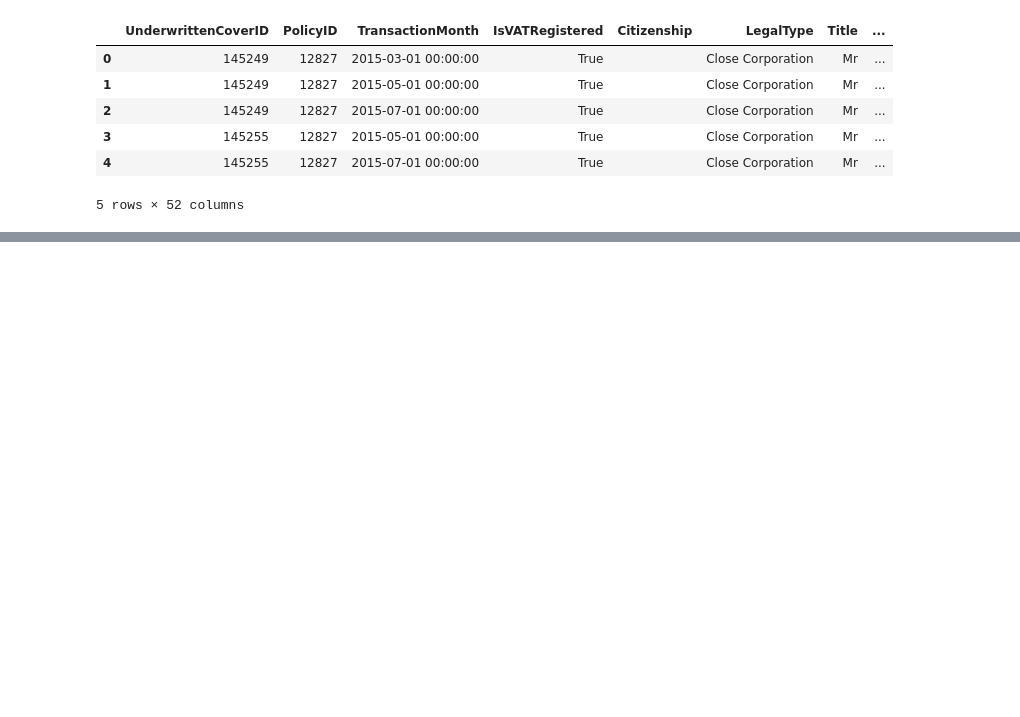
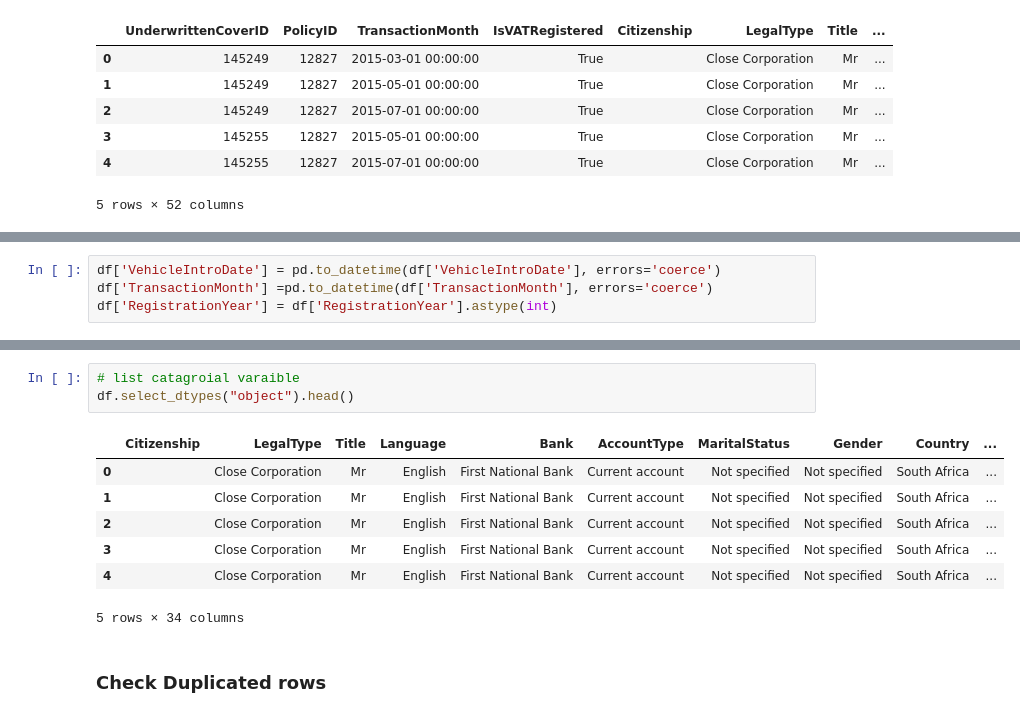
Before and after one commit to shewanek/Insurance_solutions-week_3, a Jupyter notebook: notebooks/insurance_EDA.ipynb, the cells around one changed output, grey strips where cells are left out. Cells and saved outputs as stored; diff of their text form; blank space fills up the shorter version.

```diff
--- a/notebooks/insurance_EDA.ipynb
+++ b/notebooks/insurance_EDA.ipynb
@@ -28,0 +102,4 @@ df.head()
+# %%
+df['VehicleIntroDate'] = pd.to_datetime(df['VehicleIntroDate'], errors='coerce')
+df['TransactionMonth'] =pd.to_datetime(df['TransactionMonth'], errors='coerce')
+df['RegistrationYear'] = df['RegistrationYear'].astype(int)
@@ -28,0 +147,13 @@ df.head()
+# %%
+# list catagroial varaible
+df.select_dtypes("object").head()
+# %% [output]
+|  | Citizenship | LegalType | Title | Language | Bank | AccountType | MaritalStatus | Gender | Country | ... |
+| 0 |  | Close Corporation | Mr | English | First National Bank | Current account | Not specified | Not specified | South Africa | ... |
+| 1 |  | Close Corporation | Mr | English | First National Bank | Current account | Not specified | Not specified | South Africa | ... |
+| 2 |  | Close Corporation | Mr | English | First National Bank | Current account | Not specified | Not specified | South Africa | ... |
+| 3 |  | Close Corporation | Mr | English | First National Bank | Current account | Not specified | Not specified | South Africa | ... |
+| 4 |  | Close Corporation | Mr | English | First National Bank | Current account | Not specified | Not specified | South Africa | ... |
+5 rows × 34 columns
+# %% [markdown]
+### Check Duplicated rows
```
Also changed, not shown: parts of 26 cells of this notebook, 1 other file.
